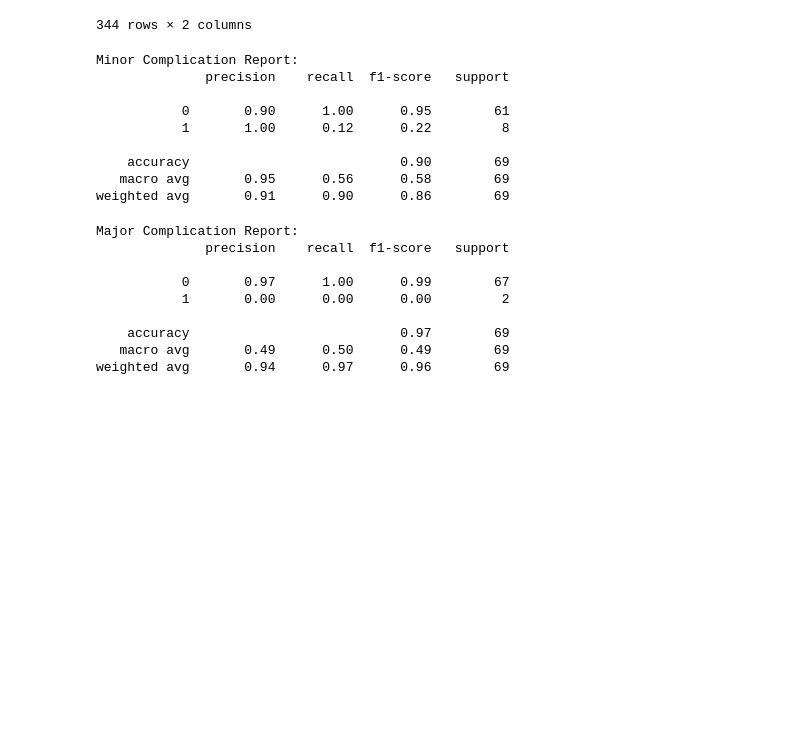
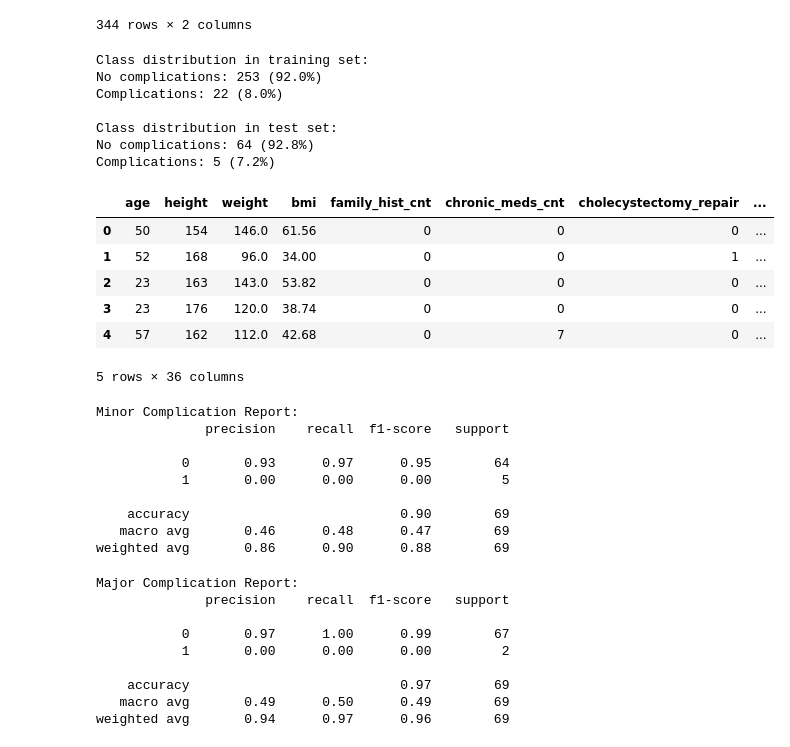
Before and after one commit to DeMeyerRobin/IndustryProject-BariatricSurgeryG1, a Jupyter notebook: ROB_minor_major.ipynb, the cells around one changed output. Drawn from its saved outputs; the diff is of its cells as text; code cells hidden in the pictures; blank space fills up the shorter version.

```diff
--- a/ROB_minor_major.ipynb
+++ b/ROB_minor_major.ipynb
@@ -110,12 +108,44 @@ X= X_prepared
 y_major = complication_data['major_complication']
 y_minor = complication_data['minor_complication']
+# %%
+from sklearn.model_selection import train_test_split
+# Handle categorical variables first
+categorical_cols = X.select_dtypes(include=['object']).columns
+X_encoded = pd.get_dummies(X, columns=categorical_cols, drop_first=True)
+
+
+# Split data
+X_train, X_test, y_train, y_test = train_test_split(
+    X_encoded, y_minor, test_size=0.2, random_state=42, stratify=y_minor
+)
+
+print("Class distribution in training set:")
+print(f"No complications: {(y_train==0).sum()} ({(y_train==0).sum()/len(y_train)*100:.1f}%)")
+print(f"Complications: {(y_train==1).sum()} ({(y_train==1).sum()/len(y_train)*100:.1f}%)")
+print(f"\nClass distribution in test set:")
+print(f"No complications: {(y_test==0).sum()} ({(y_test==0).sum()/len(y_test)*100:.1f}%)")
+print(f"Complications: {(y_test==1).sum()} ({(y_test==1).sum()/len(y_test)*100:.1f}%)")
+X_encoded.head()
+# %% [output]
+Class distribution in training set:
+No complications: 253 (92.0%)
+Complications: 22 (8.0%)
+
+Class distribution in test set:
+No complications: 64 (92.8%)
+Complications: 5 (7.2%)
+|  | age | height | weight | bmi | family_hist_cnt | chronic_meds_cnt | cholecystectomy_repair | ... |
+| 0 | 50 | 154 | 146.0 | 61.56 | 0 | 0 | 0 | ... |
+| 1 | 52 | 168 | 96.0 | 34.00 | 0 | 0 | 1 | ... |
+| 2 | 23 | 163 | 143.0 | 53.82 | 0 | 0 | 0 | ... |
+| 3 | 23 | 176 | 120.0 | 38.74 | 0 | 0 | 0 | ... |
+| 4 | 57 | 162 | 112.0 | 42.68 | 0 | 7 | 0 | ... |
+5 rows × 36 columns
 # %%
-from sklearn.model_selection import train_test_split
+
 from sklearn.ensemble import RandomForestClassifier
 from sklearn.metrics import classification_report
 
-# Split data
-X_train, X_test, y_train, y_test = train_test_split(X, y_minor, test_size=0.2, random_state=42)
 
 # Train model
 minor_model = RandomForestClassifier(random_state=42)
@@ -129,9 +159,9 @@ print(classification_report(y_test, y_pred))
 Minor Complication Report:
               precision    recall  f1-score   support
 
-           0       0.90      1.00      0.95        61
-           1       1.00      0.12      0.22         8
+           0       0.93      0.97      0.95        64
+           1       0.00      0.00      0.00         5
 
     accuracy                           0.90        69
-   macro avg       0.95      0.56      0.58        69
-weighted avg       0.91      0.90      0.86        69
+   macro avg       0.46      0.48      0.47        69
+weighted avg       0.86      0.90      0.88        69
```
Also changed, not shown: parts of 13 cells of this notebook, 1 other file.
